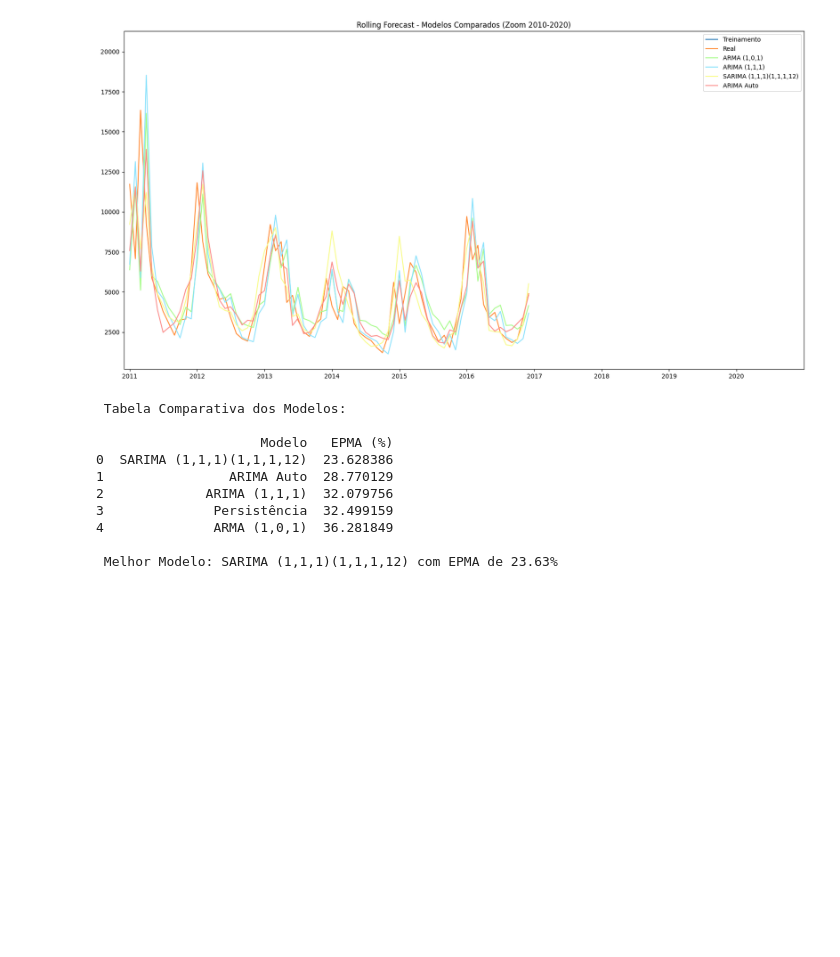
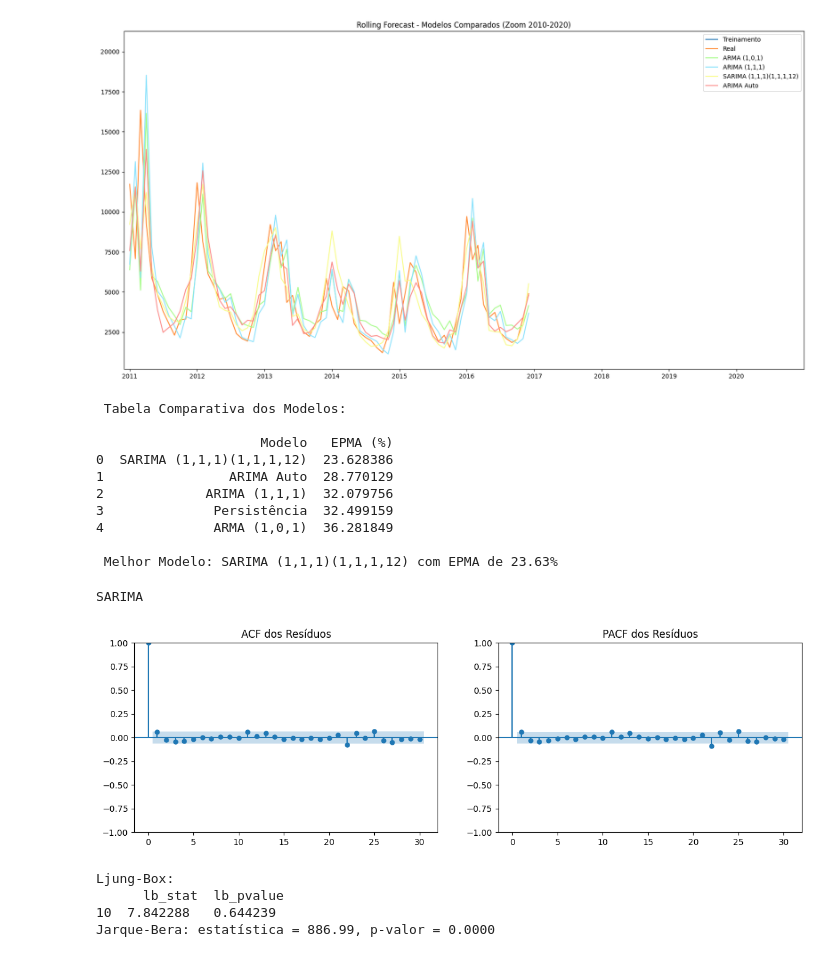
Before and after one commit to EvertonFerreir4/Modelagem_temporal_ILHA_SOLTEIRA, a Jupyter notebook: Modelagem_Temporal_Ilha_Solteira.ipynb, the cells around one changed output. Cells and saved outputs as stored; diff of their text form; code cells hidden in the pictures; blank space fills up the shorter version.

Commit message:
Adição de diagnóstico dos resíduos

```diff
--- a/Modelagem_Temporal_Ilha_Solteira.ipynb
+++ b/Modelagem_Temporal_Ilha_Solteira.ipynb
@@ -255,3 +255,68 @@ melhor_modelo, tabela = avaliar_modelos(
 4              ARMA (1,0,1)  36.281849
 
  Melhor Modelo: SARIMA (1,1,1)(1,1,1,12) com EPMA de 23.63%
+# %%
+# === DIAGNÓSTICO DOS RESÍDUOS ===
+
+if melhor_modelo == 'ARMA (1,0,1)':
+    model = ARIMA(df_train['VALUE'], order=(1,0,1))
+    fit = model.fit()
+    residuos = fit.resid
+
+elif melhor_modelo == 'ARIMA (1,1,1)':
+    model = ARIMA(df_train['VALUE'], order=(1,1,1))
+    fit = model.fit()
+    residuos = fit.resid
+
+elif melhor_modelo == 'SARIMA (1,1,1)(1,1,1,12)':
+    model = SARIMAX(df_train['VALUE'],
+                     order=(1,1,1),
+                     seasonal_order=(1,1,1,12),
+                     enforce_stationarity=False,
+                     enforce_invertibility=False)
+    fit = model.fit()
+    residuos = fit.resid
+    print('SARIMA')
+
+elif melhor_modelo == 'ARIMA Auto':
+    model = fc_arima_auto = rolling_forecast_auto_arima(df_train['VALUE'], df_test['VALUE'])
+    residuos = model.resid()
+
+elif melhor_modelo == 'Persistência':
+    print("Modelo de persistência não possui resíduos para análise estatística.")
+    residuos = None
+
+# Se houver resíduos, realizar os diagnósticos
+if residuos is not None:
+    residuos = pd.Series(residuos).dropna()
+
+    # === Gráficos ACF e PACF ===
+    plt.figure(figsize=(14,4))
+
+    plt.subplot(1,2,1)
+    plot_acf(residuos, ax=plt.gca())
+    plt.title('ACF dos Resíduos')
+
+    plt.subplot(1,2,2)
+    plot_pacf(residuos, ax=plt.gca())
+    plt.title('PACF dos Resíduos')
+
+    plt.show()
+
+    # === Teste de Ljung-Box ===
+    ljung = acorr_ljungbox(residuos, lags=[10], return_df=True)
+    print("Ljung-Box:\n", ljung)
+
+    # === Teste de Jarque-Bera ===
+    jb_stat, jb_p, _, _ = jarque_bera(residuos)
+    print(f"Jarque-Bera: estatística = {jb_stat:.2f}, p-valor = {jb_p:.4f}")
+
+else:
+    print("Sem resíduos para análise.")
+# %% [output]
+SARIMA
+[figure, added]
+Ljung-Box:
+      lb_stat  lb_pvalue
+10  7.842288   0.644239
+Jarque-Bera: estatística = 886.99, p-valor = 0.0000
```
